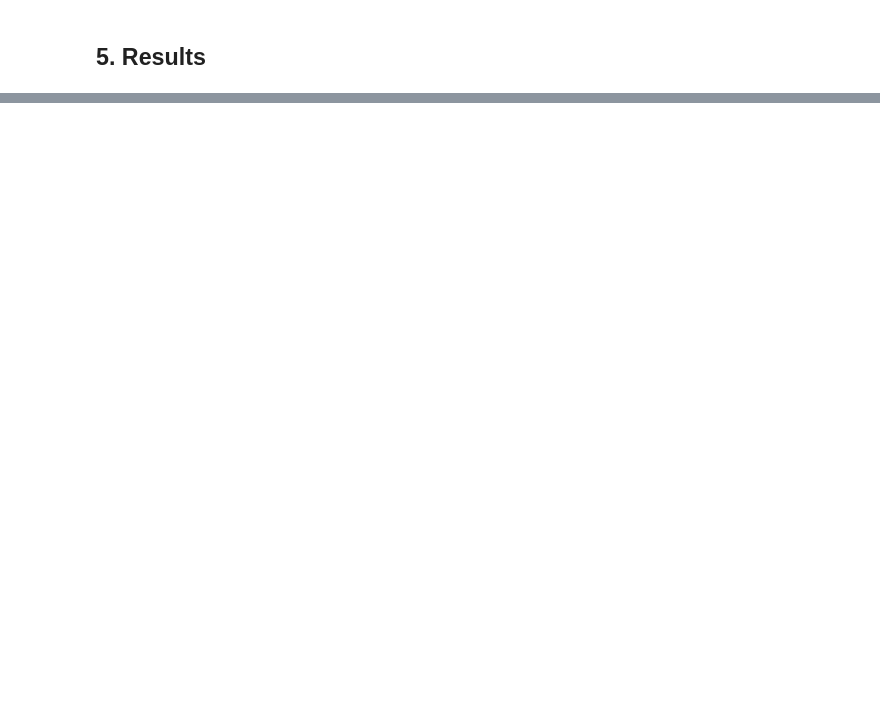
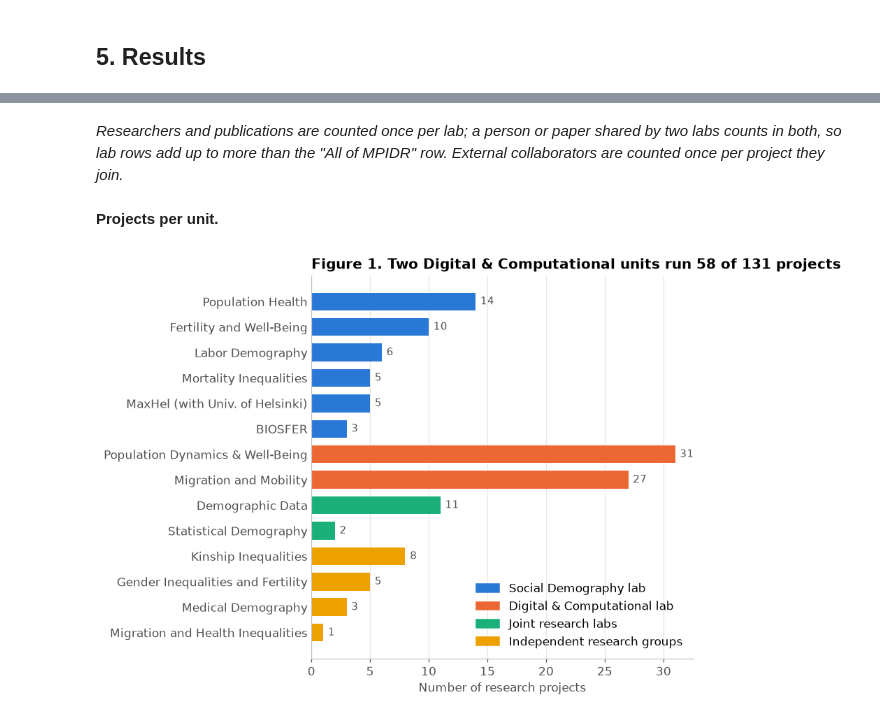
Before and after one commit to xueqiancheng8/datasci530fall2026, a Jupyter notebook: assignments/mpidr_project2.ipynb, the cells around one changed output, grey strips where cells are left out. Cells and saved outputs as stored; diff of their text form; code cells hidden in the pictures; blank space fills up the shorter version.

Commit message:
project 2

```diff
--- a/assignments/mpidr_project2.ipynb
+++ b/assignments/mpidr_project2.ipynb
@@ -51,6 +99,21 @@ def show_table(df, caption, formats = None):
                               "text-align: left; font-size: 1.05em; padding-bottom: 6px;"},
                     {"selector": "th", "props": "text-align: left;"}]))
     display(styler)
+# %%
+# One fixed color per lab, used in every chart
+LAB_ORDER  = ["Social Demography lab", "Digital & Computational lab",
+              "Joint research labs", "Independent research groups"]
+LAB_COLORS = dict(zip(LAB_ORDER, ["#2a78d6", "#eb6834", "#1baf7a", "#eda100"]))
+
+# Shorter unit names for chart labels
+SHORT_UNIT = {
+    "Max Planck – University of Helsinki Center for Social Inequalities in Population Health (MaxHel)":
+        "MaxHel (with Univ. of Helsinki)",
+    "Population Dynamics and Sustainable Well-Being": "Population Dynamics & Well-Being",
+}
+def short_unit(name):
+    name = SHORT_UNIT.get(name, name)
+    return name.replace("Research Group: ", "")
 # %% [markdown]
 **Load the three datasets from Project 1.**
 # %%
@@ -157,0 +308,28 @@ print(len(pubs), "distinct publication URLs;", len(papers), "distinct papers")
+# %% [markdown]
+*Researchers and publications are counted once per lab; a person or paper
+shared by two labs counts in both, so lab rows add up to more than the
+"All of MPIDR" row. External collaborators are counted once per project they
+join.*
+# %% [markdown]
+**Projects per unit.**
+# %%
+per_unit = (projects.groupby(["lab", "unit"]).size().rename("n").reset_index())
+per_unit["lab"] = pd.Categorical(per_unit["lab"], LAB_ORDER, ordered = True)
+per_unit = per_unit.sort_values(["lab", "n"], ascending = [False, True])
+per_unit["label"] = per_unit["unit"].map(short_unit)
+
+fig, ax = plt.subplots(figsize = (8, 6))
+ax.barh(per_unit["label"], per_unit["n"],
+        color = per_unit["lab"].map(LAB_COLORS), height = 0.7)
+for y, n in enumerate(per_unit["n"]):
+    ax.text(n + 0.4, y, str(n), va = "center", fontsize = 10, color = INK_2)
+ax.set_title("Figure 1. Two Digital & Computational units run 58 of 131 projects")
+ax.set_xlabel("Number of research projects")
+ax.grid(axis = "y", visible = False)
+ax.tick_params(axis = "y", length = 0)
+handles = [plt.Rectangle((0, 0), 1, 1, color = LAB_COLORS[l]) for l in LAB_ORDER]
+ax.legend(handles, LAB_ORDER, loc = "lower right")
+plt.tight_layout()
+plt.show()
+# %% [output]
+[figure, added]
```
Also changed, not shown: parts of 40 cells of this notebook, 3 other files.
